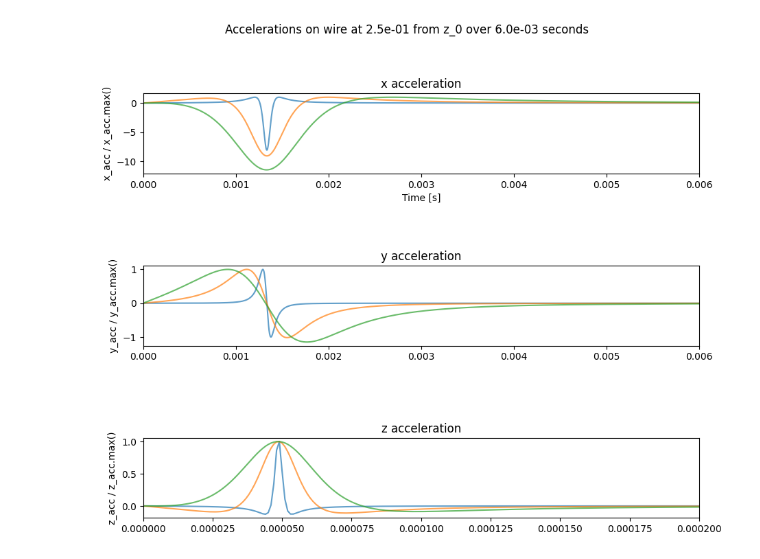
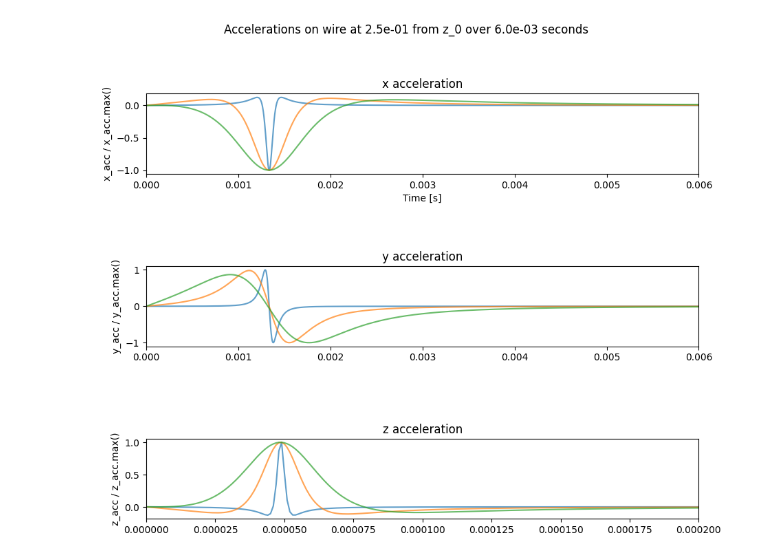
Before and after one commit to tbelvin2000/Phys499code, a Jupyter notebook: GraphFuncs.ipynb, the cells around one changed output. Saved outputs shown, nothing was run; the diff lists cells and outputs as text; code cells hidden in the pictures.

```diff
--- a/GraphFuncs.ipynb
+++ b/GraphFuncs.ipynb
@@ -7,7 +7,7 @@ from matplotlib import animation
 
 # Set up simulation params.
 """Time step size and total time is primary source of runtime for rendering animation"""
-dt = 1e-6 # time step size, seconds
+dt = 1e-9 # time step size, seconds
 t0 = 0.0
 tf = 6e-3 # total time evolution, seconds
 t_eval = np.arange(t0, tf, dt)
@@ -89,33 +89,31 @@ t_range = range(len(t_eval))
 # %%
 fig1, (ax1, ax2, ax3) = plt.subplots(3,1)
 ax1.set_xlabel('Time [s]')
 
 z_t_max = 2e-4
 for i in range(3):
     x_theory, y_theory, z_theory = theory(t_eval, zwire[z_t], bs[i])
     # Plot accerlations
-    ax1.plot(t_eval, x_theory / x_theory.max(), label=f'b = {bs[i]}', alpha=0.7)
-    ax2.plot(t_eval, y_theory / y_theory.max(), label=f'b = {bs[i]}', alpha=0.7)
-    ax3.plot(t_eval[t_eval < z_t_max], z_theory[t_eval < z_t_max] / z_theory[t_eval < z_t_max].max(), label=f'b = {bs[i]}', alpha=0.7)
-    # Graph aesthetics
-    # ax1.set_ylim(-1, 1)
-    ax1.set_xlim(t0, tf)
-    ax1.set_title('x acceleration')
-    ax1.set_ylabel('x_acc / x_acc.max()')
+    ax1.plot(t_eval, x_theory / np.abs(x_theory).max(), label=f'b = {bs[i]}', alpha=0.7)
+    ax2.plot(t_eval, y_theory / np.abs(y_theory).max(), label=f'b = {bs[i]}', alpha=0.7)
+    ax3.plot(t_eval[t_eval < z_t_max], z_theory[t_eval < z_t_max] / np.abs(z_theory[t_eval < z_t_max]).max(), label=f'b = {bs[i]}', alpha=0.7)
 
-    # ax2.set_ylim(-1, 1)
-    ax2.set_xlim(t0, tf)
-    ax2.set_title('y acceleration')
-    ax2.set_ylabel('y_acc / y_acc.max()')
+# Graph aesthetics
+ax1.set_xlim(t0, tf)
+ax1.set_title('x acceleration')
+ax1.set_ylabel('x_acc / x_acc.max()')
 
-    # ax3.set_ylim(-z_max, z_max)
-    ax3.set_xlim(t0, z_t_max)
-    ax3.set_title('z acceleration')
-    ax3.set_ylabel('z_acc / z_acc.max()')
+ax2.set_xlim(t0, tf)
+ax2.set_title('y acceleration')
+ax2.set_ylabel('y_acc / y_acc.max()')
+
+ax3.set_xlim(t0, z_t_max)
+ax3.set_title('z acceleration')
+ax3.set_ylabel('z_acc / z_acc.max()')
 
 fig1.suptitle(f'Accelerations on wire at {zwire[z_t]:.1e} from z_0 over {tf:.1e} seconds')
 fig1.tight_layout()
 fig1.set_figwidth(10)
 fig1.set_figheight(8)
 # %% [output]
-[figure, old version]
+[figure, new version]
```
